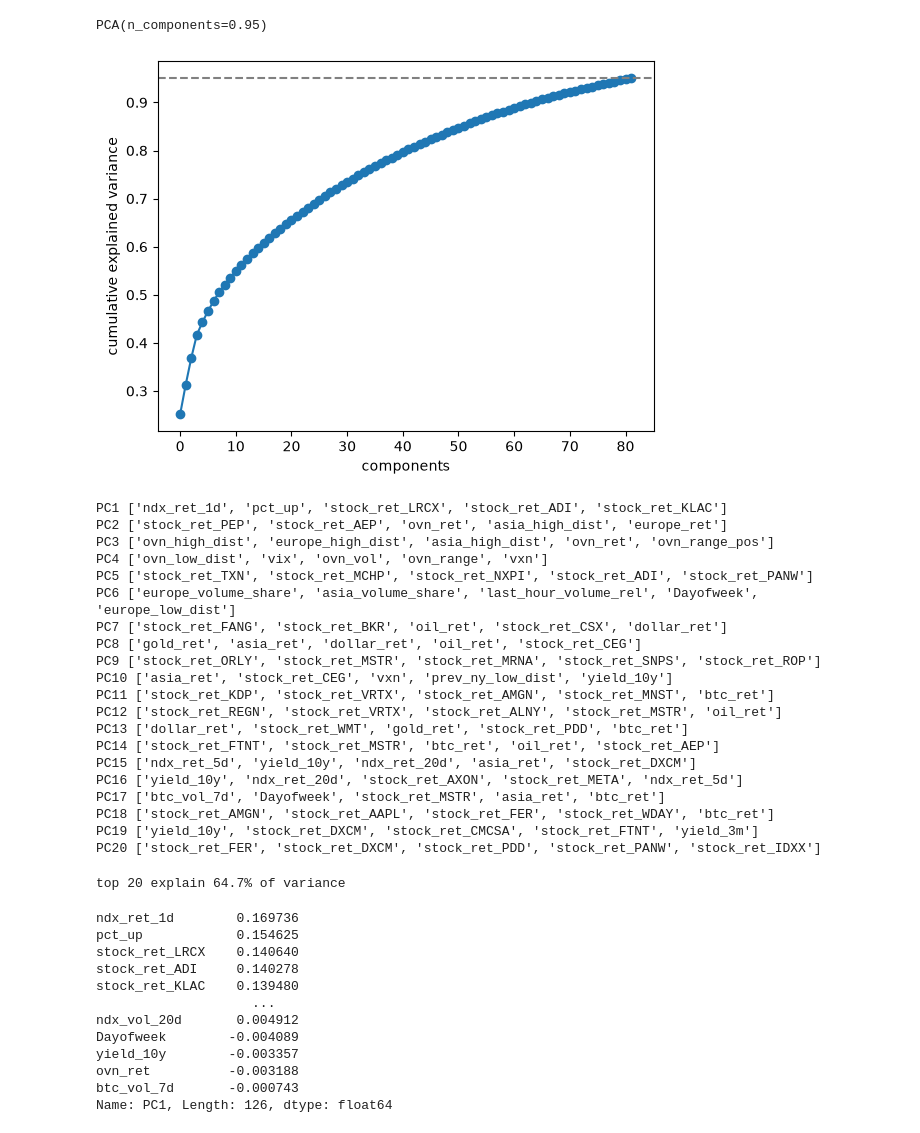
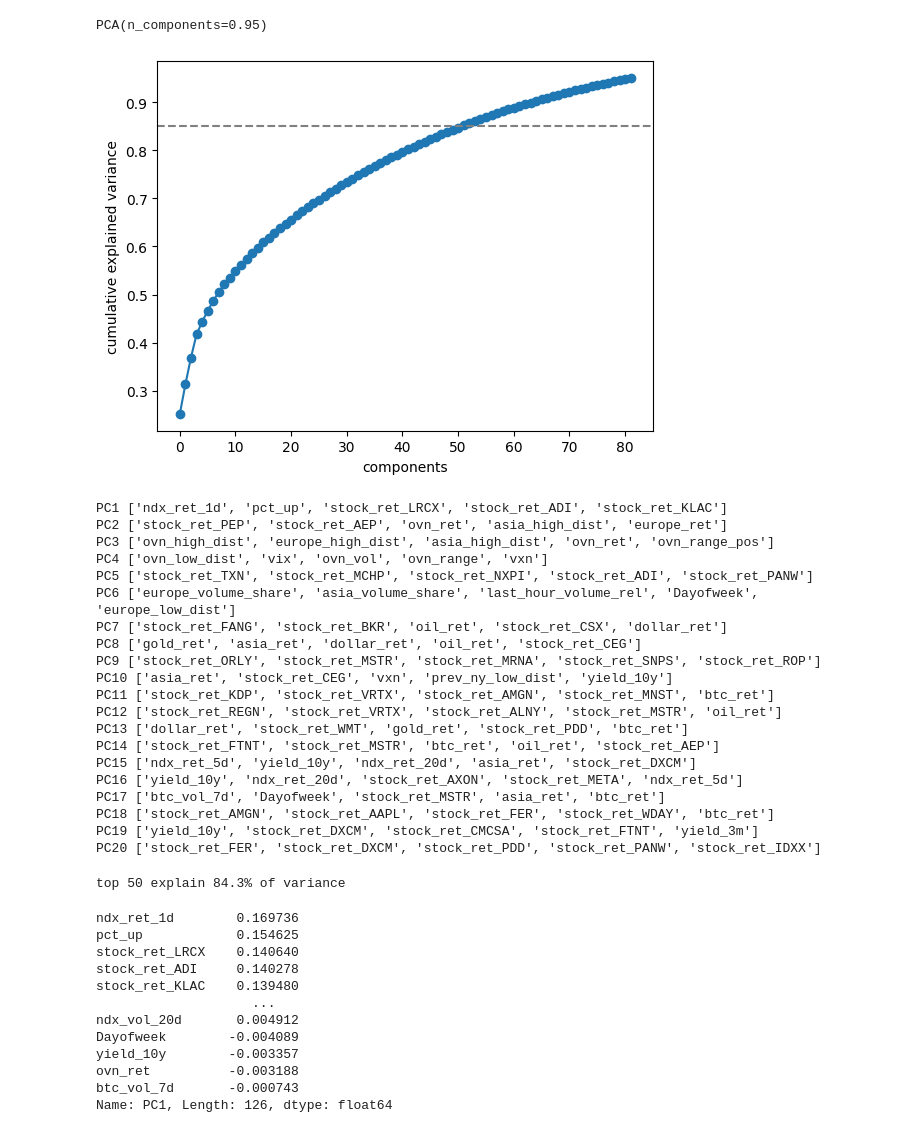
Before and after one commit to SamuAP19/NASDAQ_Prediction-Project, a Jupyter notebook: notebooks/2_PCA.ipynb, the cells around one changed output. Saved outputs shown, nothing was run; the diff lists cells and outputs as text; code cells hidden in the pictures.

```diff
--- a/notebooks/2_PCA.ipynb
+++ b/notebooks/2_PCA.ipynb
@@ -66,16 +66,16 @@ pca
 PCA(n_components=0.95)
 # %%
 plt.plot(np.cumsum(pca.explained_variance_ratio_), marker="o")
-plt.axhline(0.95, ls="--", c="grey")
+plt.axhline(0.85, ls="--", c="grey")
 plt.xlabel("components"); plt.ylabel("cumulative explained variance")
 plt.show()
 
 # top features driving each of the first 3 components
 loadings = pd.DataFrame(pca.components_.T, index=X.columns, columns=cols)
 for pc in cols[:20]:
     print(pc, loadings[pc].abs().nlargest(5).index.tolist())
 # %% [output]
-[figure, old version]
+[figure, new version]
 PC1 ['ndx_ret_1d', 'pct_up', 'stock_ret_LRCX', 'stock_ret_ADI', 'stock_ret_KLAC']
 PC2 ['stock_ret_PEP', 'stock_ret_AEP', 'ovn_ret', 'asia_high_dist', 'europe_ret']
 PC3 ['ovn_high_dist', 'europe_high_dist', 'asia_high_dist', 'ovn_ret', 'ovn_range_pos']
@@ -98,10 +98,10 @@ PC19 ['yield_10y', 'stock_ret_DXCM', 'stock_ret_CMCSA', 'stock_ret_FTNT', 'yield
 PC20 ['stock_ret_FER', 'stock_ret_DXCM', 'stock_ret_PDD', 'stock_ret_PANW', 'stock_ret_IDXX']
 # %%
 # PCA already sorts components by explained variance, so the top 20 are PC1..PC20
-top20 = cols[:20]
-print(f"top 20 explain {pca.explained_variance_ratio_[:20].sum():.1%} of variance")
+top50 = cols[:50]
+print(f"top 50 explain {pca.explained_variance_ratio_[:50].sum():.1%} of variance")
 # %% [output]
-top 20 explain 64.7% of variance
+top 50 explain 84.3% of variance
 # %%
 loadings["PC1"].sort_values(key=abs,ascending=False)
 # %% [output]
```
Also changed, not shown: parts of 1 cell of this notebook, 7 other files.
